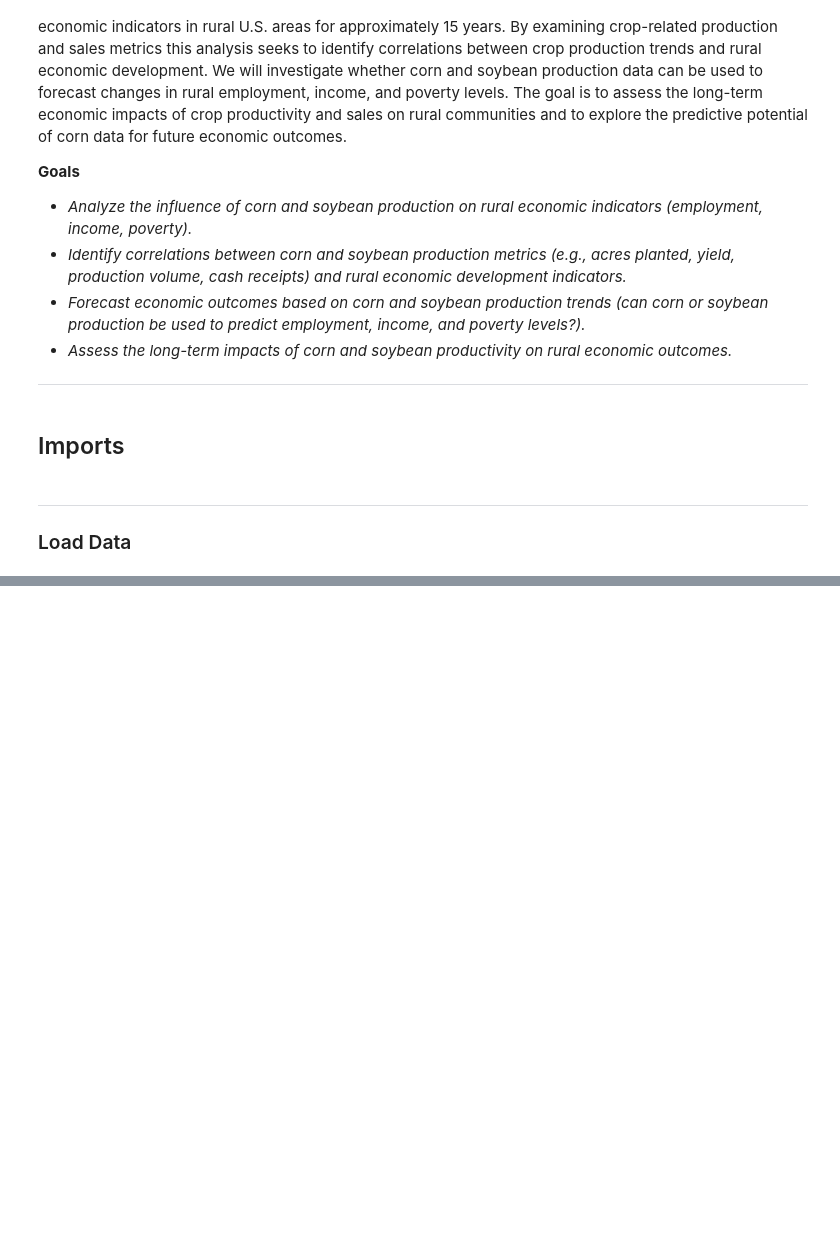
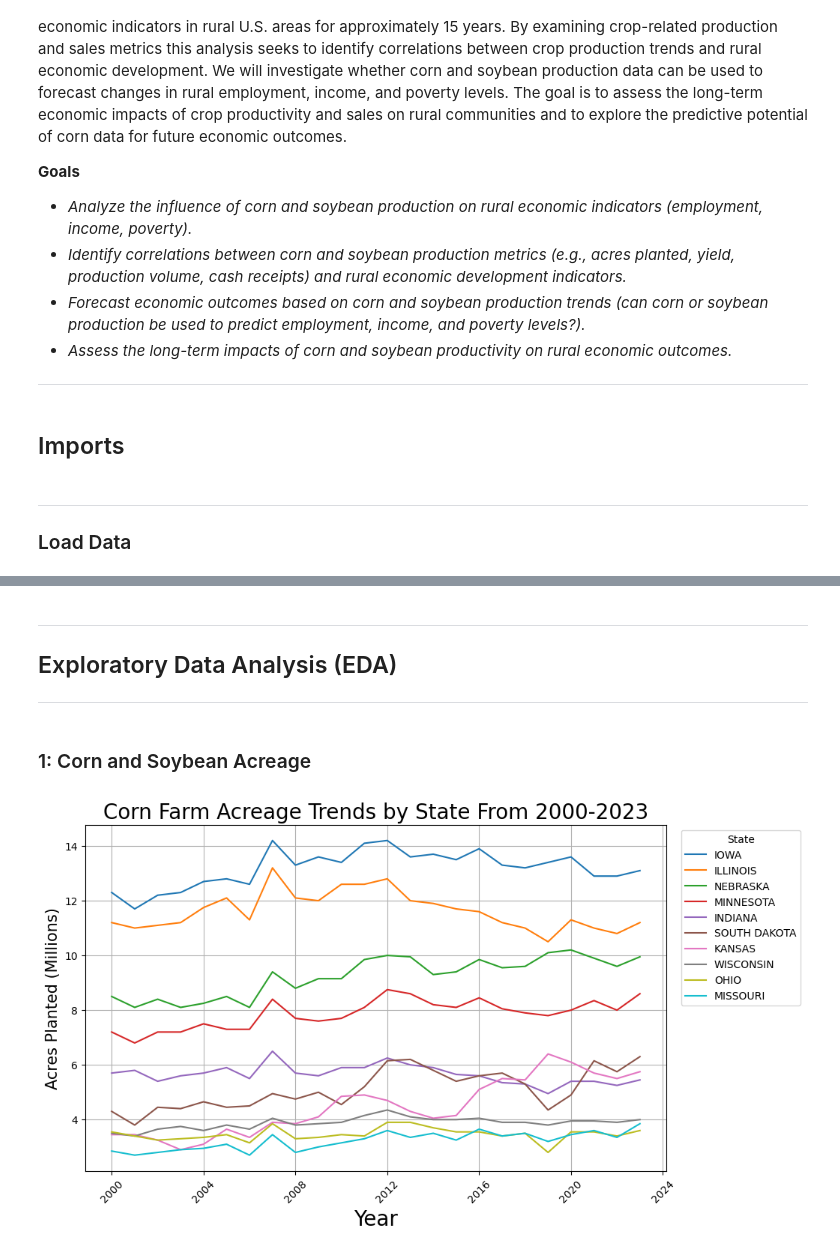
Before and after one commit to CharlesCro/Group-Project-DSB, a Jupyter notebook: code/part_1_eda.ipynb, the cells around one changed output, grey strips where cells are left out. Saved outputs shown, nothing was run; the diff lists cells and outputs as text; code cells hidden in the pictures; blank space fills up the shorter version.

```diff
--- a/code/part_1_eda.ipynb
+++ b/code/part_1_eda.ipynb
@@ -283,0 +248,20 @@ Poverty levels do not seem to strongly influence crop production, which might su
+# %%
+# Pivoting corn & soy dataframes to have a datetime index and states as columns with the corresponding values
+
+corn_acres_pivot = corn_acres.pivot(index = 'year', columns = 'state', values = 'value')
+corn_acres_pivot.index = pd.to_datetime(corn_acres_pivot.index, format = '%Y')
+
+soy_acres_pivot = soy_acres.pivot(index = 'year', columns = 'state', values = 'value')
+soy_acres_pivot.index = pd.to_datetime(soy_acres_pivot.index, format = '%Y')
+
+corn_production_dollars_pivot = corn_production_dollars.pivot(index = 'year', columns = 'state', values = 'value')
+corn_production_dollars_pivot.index = pd.to_datetime(corn_production_dollars_pivot.index, format = '%Y')
+
+soy_production_dollars_pivot = soy_production_dollars.pivot(index = 'year', columns = 'state', values = 'value')
+soy_production_dollars_pivot.index = pd.to_datetime(soy_production_dollars_pivot.index, format = '%Y')
+
+corn_price_received_pivot = corn_price_received.pivot(index = 'year', columns = 'state', values = 'value')
+corn_price_received_pivot.index = pd.to_datetime(corn_price_received_pivot.index, format = '%Y')
+
+soy_price_received_pivot = soy_price_received.pivot(index = 'year', columns = 'state', values = 'value')
+soy_price_received_pivot.index = pd.to_datetime(soy_price_received_pivot.index, format = '%Y')
@@ -283,0 +280,26 @@ Poverty levels do not seem to strongly influence crop production, which might su
+# %% [markdown]
+---
+## Exploratory Data Analysis (EDA)
+---
+# %% [markdown]
+### 1: Corn and Soybean Acreage
+# %%
+# Instantiating figure
+plt.figure(figsize = (10, 6))
+
+# Plotting lines for each state
+for state in corn_acres_pivot.sum().nlargest(10).index:
+    plt.plot(corn_acres_pivot.index, corn_acres_pivot[state] / 1_000_000, label = state)
+
+plt.title('Corn Farm Acreage Trends by State From 2000-2023', size = 20)
+plt.xlabel('Year', size = 20)
+plt.ylabel('Acres Planted (Millions)', size = 15)
+plt.legend(title = 'State', bbox_to_anchor = (1.24, 1), loc = 'upper right', fontsize = 'medium')
+
+plt.grid(True)
+plt.xticks(rotation = 45)
+
+plt.savefig('../plots/corn_acreage_trends.png')
+plt.show();
+# %% [output]
+[figure, added]
```
Also changed, not shown: parts of 61 cells of this notebook, 14 other files.
